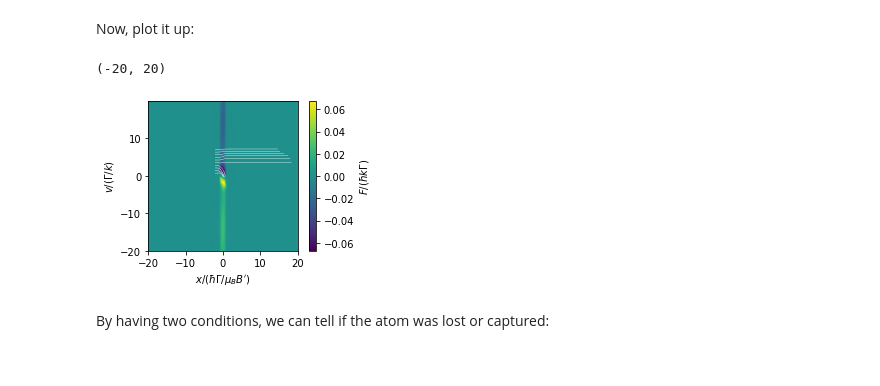
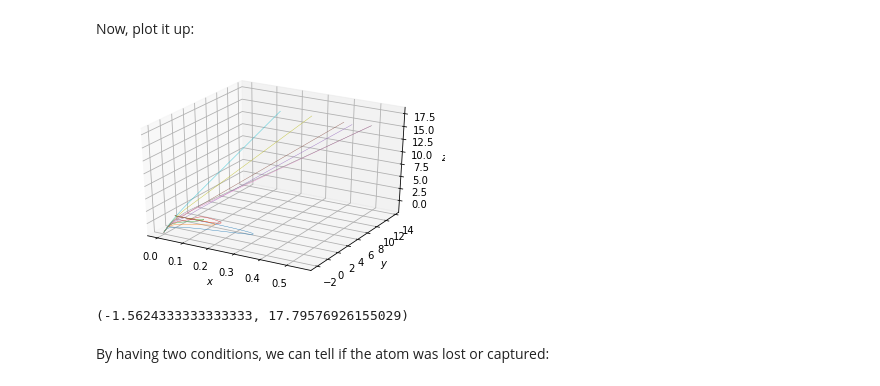
Before and after one commit to JQIamo/pylcp, a Jupyter notebook: examples/dynamics/lw_edits_to_3D_capture_vel/3D MOT Geometry/3DGraphs_3DMOTGaussian.ipynb, the cells around one changed output. Saved outputs shown, nothing was run; the diff lists cells and outputs as text; code cells hidden in the pictures.

```diff
--- a/examples/dynamics/lw_edits_to_3D_capture_vel/3D MOT Geometry/3DGraphs_3DMOTGaussian.ipynb
+++ b/examples/dynamics/lw_edits_to_3D_capture_vel/3D MOT Geometry/3DGraphs_3DMOTGaussian.ipynb
@@ -231,27 +200,32 @@ for v0 in v0s:
     sols.append(heuristic.sol)
 # %% [markdown]
 Now, plot it up:
-# %%
-# Phase diagrams are only useful right now in certain axises
-fig, ax = plt.subplots(1, 1, figsize=(4, 2.75))
-plt.imshow(heuristic.profile['Fz'].F[2], origin='bottom',
-           extent=(np.amin(z)-dz/2, np.amax(z)-dz/2,
-                   np.amin(v)-dv/2, np.amax(v)-dv/2))
-cb1 = plt.colorbar()
-cb1.set_label('$F/(\hbar k \Gamma)$')
-ax.set_xlabel('$x/(\hbar \Gamma/\mu_B B\')$')
-ax.set_ylabel('$v/(\Gamma/k)$')
-fig.subplots_adjust(left=0.12,right=0.9)
-
-for sol in sols:
-    ax.plot(sol.r[2], sol.v[2], 'w-', linewidth=0.375)
-
-# Display the figure at the end of the thing.
-ax.set_xlim((-20, 20))
-ax.set_xlim((-20, 20))
-# %% [output]
-(-20, 20)
-[figure, removed]
+# %%
+# Phase diagrams are only useful right now in certain axises
+fig = plt.figure()
+ax = fig.gca(projection='3d')
+
+# sol.r[0] is x and so on
+# You can use dir to debug
+for sol in sols:
+    ax.plot(sol.r[0], sol.r[1], sol.r[2], linewidth=0.375)
+
+ax.set_xlabel('$x$')
+ax.set_ylabel('$y$')
+ax.set_zlabel('$z$')
+
+plt.show()
+
+# Set axises
+bottom, top = ax.get_xlim()
+ax.set_xlim(bottom + 0.5, top - 0.5)
+bottom, top = ax.get_ylim()
+ax.set_ylim(bottom + 0.5, top - 0.5)
+bottom, top = ax.get_zlim()
+ax.set_zlim(bottom + 0.5, top - 0.5)
+# %% [output]
+[figure, added]
+(-1.5624333333333333, 17.79576926155029)
 # %% [markdown]
 By having two conditions, we can tell if the atom was lost or captured:
 # %%
```
Also changed, not shown: parts of 6 cells of this notebook, 4 other files.
